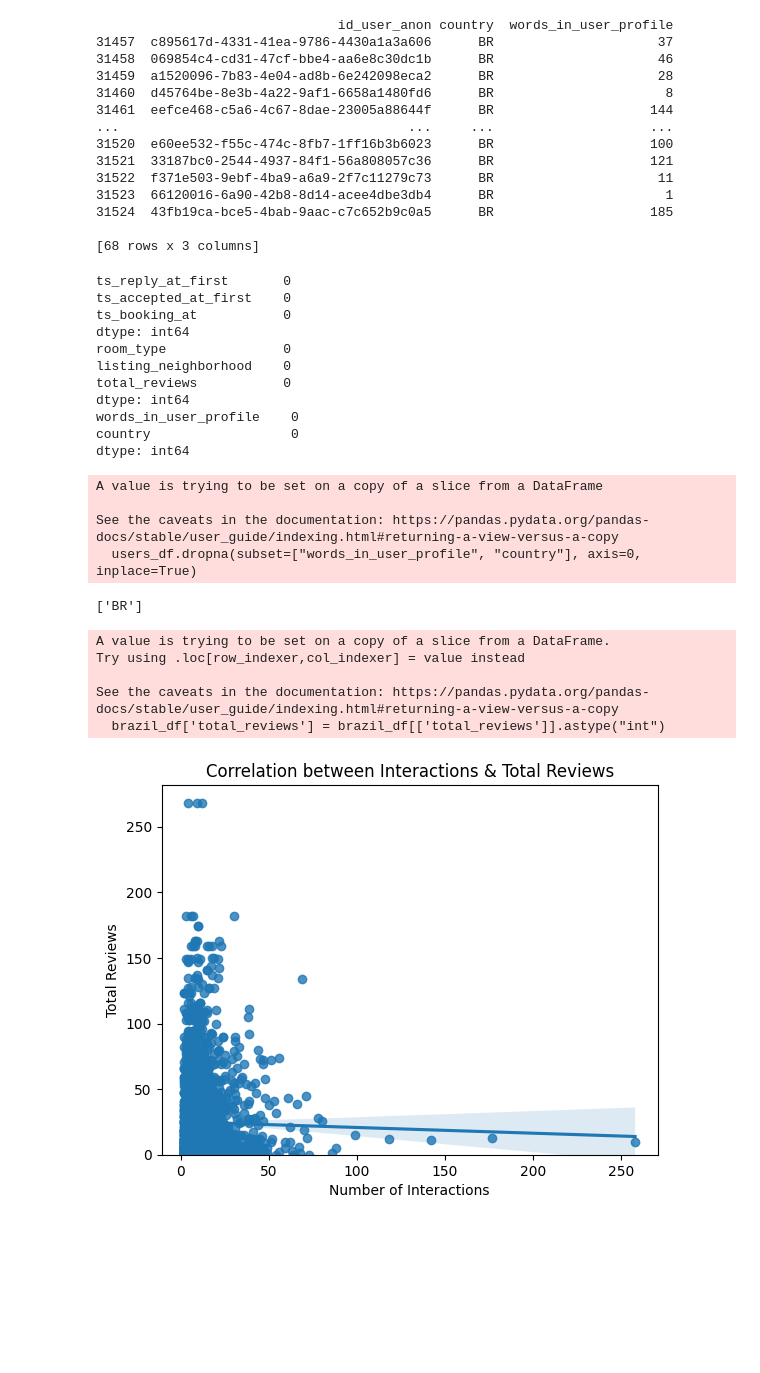
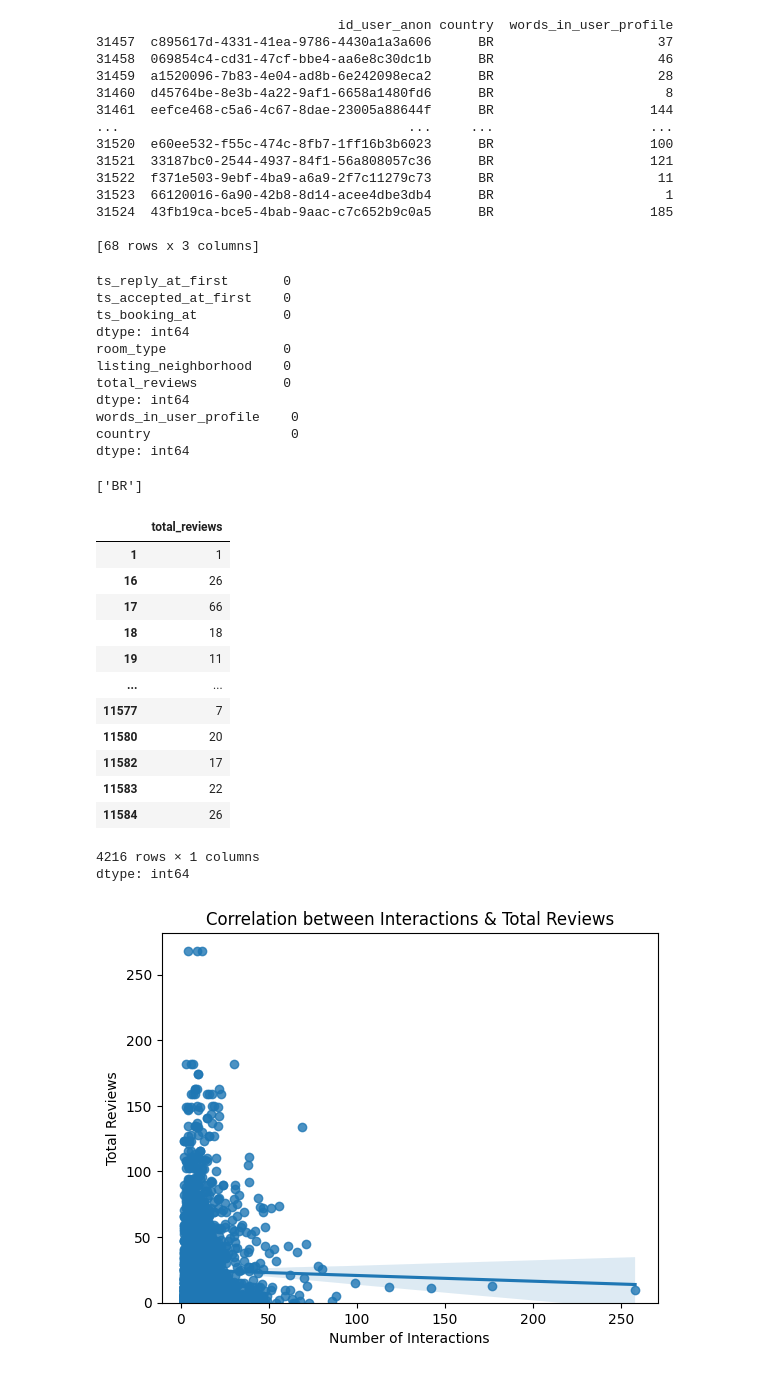
Before and after one commit to IsaacGA123/Airbnb-analysis, a Jupyter notebook: takehomefile.ipynb, the cells around one changed output. Cells and saved outputs as stored; diff of their text form; code cells hidden in the pictures; blank space fills up the shorter version.

```diff
--- a/takehomefile.ipynb
+++ b/takehomefile.ipynb
@@ -263,6 +263,9 @@ print(duplicates_3)
 
 [68 rows x 3 columns]
 # %%
+pd.options.mode.copy_on_write = True
+
+
 contacts_df.dropna(subset=["ts_reply_at_first", "ts_accepted_at_first", "ts_booking_at"], axis=0, inplace=True)
 
 listings_df.dropna(subset=["room_type", "listing_neighborhood", "total_reviews"], axis=0, inplace=True)
@@ -289,10 +292,6 @@ dtype: int64
 words_in_user_profile    0
 country                  0
 dtype: int64
-A value is trying to be set on a copy of a slice from a DataFrame
-
-See the caveats in the documentation: https://pandas.pydata.org/pandas-docs/stable/user_guide/indexing.html#returning-a-view-versus-a-copy
-  users_df.dropna(subset=["words_in_user_profile", "country"], axis=0, inplace=True)
 # %%
 merged_df = pd.merge(contacts_df, listings_df[['id_listing_anon', 'total_reviews', 'listing_neighborhood', 'room_type']], on='id_listing_anon', how='left')
 merged_df = pd.merge(merged_df, users_df[['id_user_anon','words_in_user_profile','country']], left_on='id_guest_anon', right_on='id_user_anon', how='left')
@@ -303,13 +302,22 @@ print(brazil_df['country'].unique())
 # %% [output]
 ['BR']
 # %%
-brazil_df['total_reviews'] = brazil_df[['total_reviews']].astype("int")
+brazil_df.loc[:, ('total_reviews')].astype("int")
 # %% [output]
+|  | total_reviews |
+| 1 | 1 |
+| 16 | 26 |
+| 17 | 66 |
+| 18 | 18 |
+| 19 | 11 |
+| ... | ... |
+| 11577 | 7 |
+| 11580 | 20 |
+| 11582 | 17 |
+| 11583 | 22 |
+| 11584 | 26 |
-A value is trying to be set on a copy of a slice from a DataFrame.
-Try using .loc[row_indexer,col_indexer] = value instead
-
-See the caveats in the documentation: https://pandas.pydata.org/pandas-docs/stable/user_guide/indexing.html#returning-a-view-versus-a-copy
-  brazil_df['total_reviews'] = brazil_df[['total_reviews']].astype("int")
+4216 rows × 1 columns
+dtype: int64
 # %%
 brazil_df = brazil_df[brazil_df['total_reviews'] >= 0]
 # %%
```
Also changed, not shown: parts of 1 cell of this notebook.
